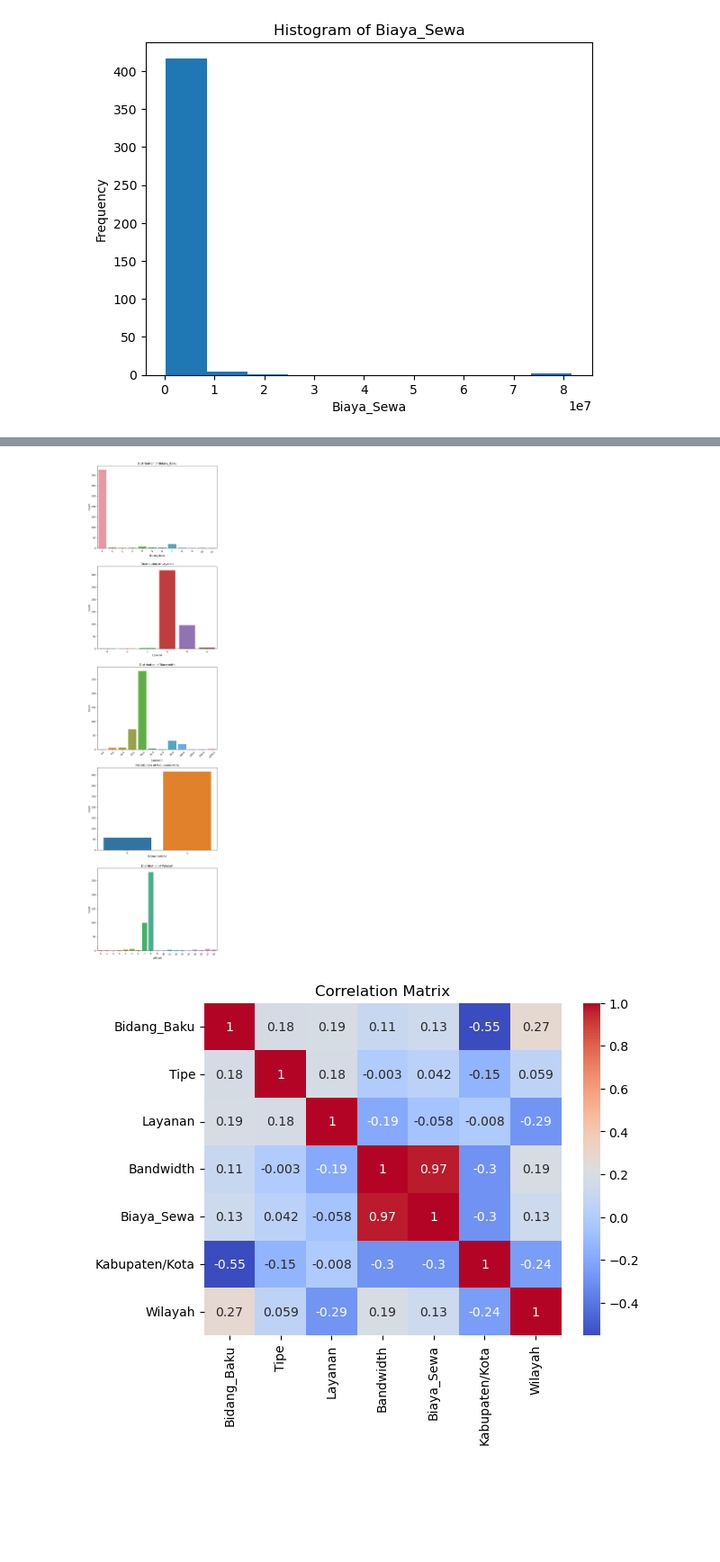
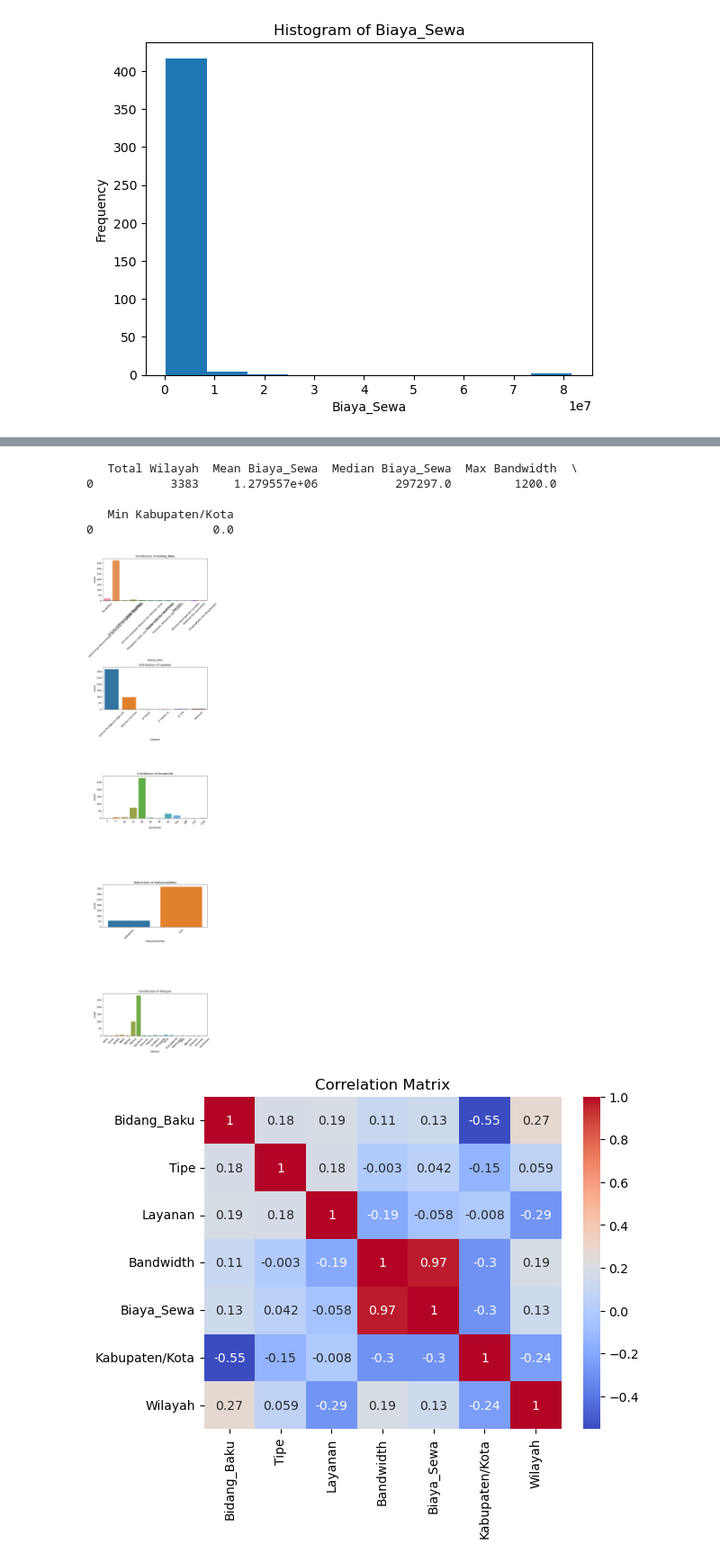
Before and after one commit to sabrinatiarab/deploy-pkl, a Jupyter notebook: code.ipynb, the cells around one changed output, grey strips where cells are left out. Shown at 90% size. Saved outputs shown, nothing was run; the diff lists cells and outputs as text; code cells hidden in the pictures; blank space fills up the shorter version.

```diff
--- a/code.ipynb
+++ b/code.ipynb
@@ -263,20 +273,43 @@ plt.show()
+# %%
+# Calculate the sum of the Wilayah variable
+total_wilayah = data4['Wilayah'].sum()
+
+# Calculate summary statistics for other variables
+summary_stats = data4.describe()
+
+# Create a DataFrame with aggregated statistics
+aggregated_stats = pd.DataFrame({
+    'Total Wilayah': [total_wilayah],
+    'Mean Biaya_Sewa': [summary_stats.loc['mean', 'Biaya_Sewa']],
+    'Median Biaya_Sewa': [summary_stats.loc['50%', 'Biaya_Sewa']],
+    'Max Bandwidth': [summary_stats.loc['max', 'Bandwidth']],
+    'Min Kabupaten/Kota': [summary_stats.loc['min', 'Kabupaten/Kota']]
+})
+
+print(aggregated_stats)
+# %% [output]
+   Total Wilayah  Mean Biaya_Sewa  Median Biaya_Sewa  Max Bandwidth  \
+0           3383     1.279557e+06           297297.0         1200.0
+
+   Min Kabupaten/Kota
+0                 0.0
 # %%
 # Select the categorical variables
 categorical_vars = ['Bidang_Baku', 'Layanan', 'Bandwidth', 'Kabupaten/Kota', 'Wilayah']
 
 # Create subplots for each categorical variable
 fig, axes = plt.subplots(len(categorical_vars), 1, figsize=(8, 6 * len(categorical_vars)))
 for i, var in enumerate(categorical_vars):
-    sns.countplot(x=var, data=data4, ax=axes[i])
+    sns.countplot(x=var, data=data2, ax=axes[i])
     axes[i].set_xlabel(var)
     axes[i].set_ylabel('Count')
     axes[i].set_title(f'Distribution of {var}')
     axes[i].tick_params(axis='x', rotation=45)
 
 plt.tight_layout()
 plt.show()
 # %% [output]
-[figure, old version]
+[figure, new version]
 # %%
 # # Grouped bar chart
 # fig, ax = plt.subplots()
```
Also changed, not shown: parts of 22 cells of this notebook, 5 other files.
